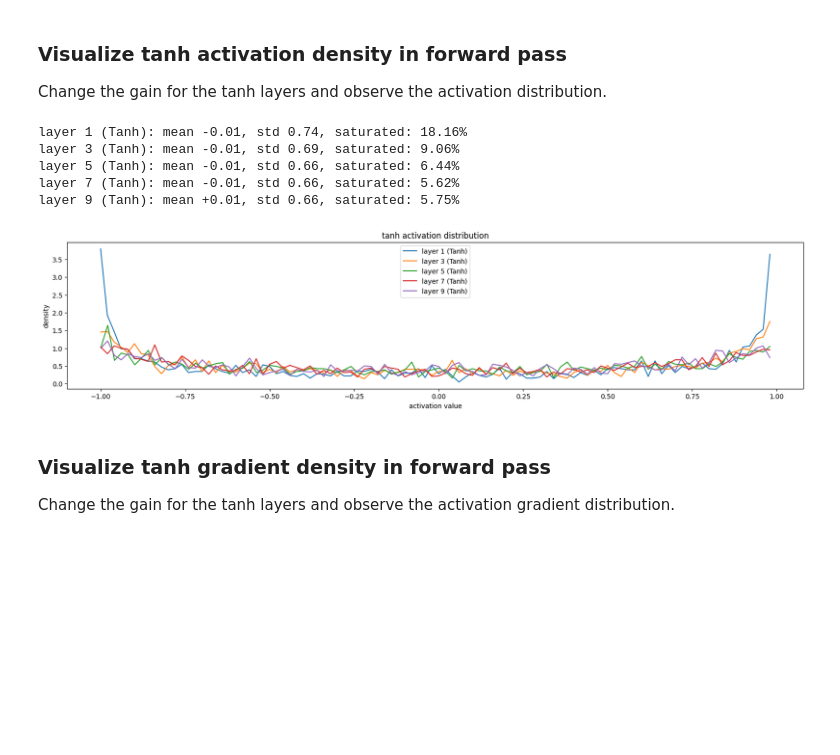
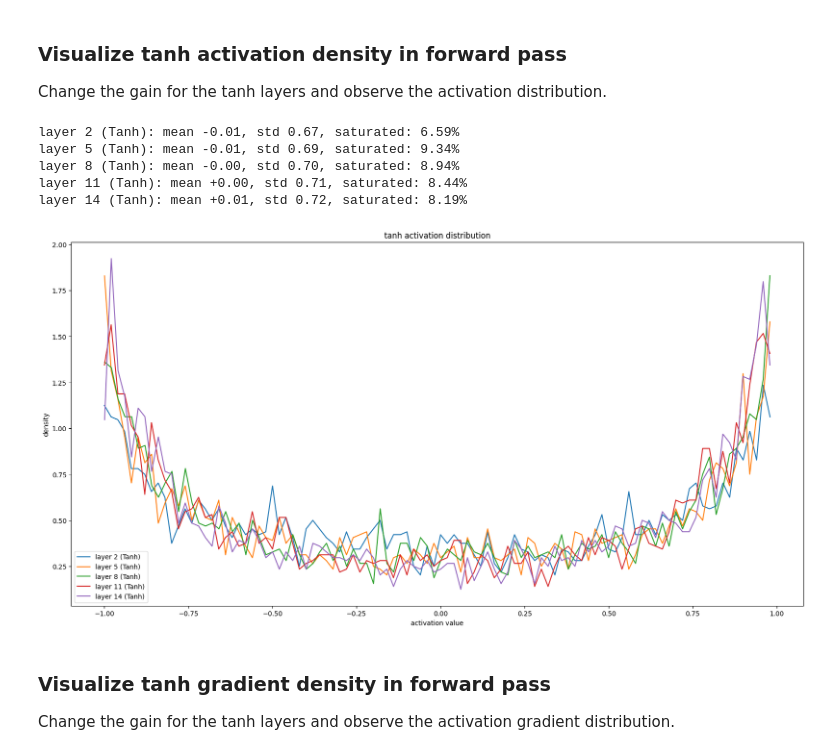
Before and after one commit to VihangaFTW/deep-learning, a Jupyter notebook: spoticore/src/spoticore/spoticore_p2_torch.ipynb, the cells around one changed output. Drawn from its saved outputs; the diff is of its cells as text; code cells hidden in the pictures; blank space fills up the shorter version.

```diff
--- a/spoticore/src/spoticore/spoticore_p2_torch.ipynb
+++ b/spoticore/src/spoticore/spoticore_p2_torch.ipynb
@@ -156,16 +158,22 @@ C = torch.randn((vocab_size, N_EMBD), generator=g)
 # %%
 layers = [
     Linear(N_EMBD * BLOCK_SIZE, N_HIDDEN),
+    BatchNorm1d(N_HIDDEN),
     Tanh(),
     Linear(N_HIDDEN, N_HIDDEN),
+    BatchNorm1d(N_HIDDEN),
     Tanh(),
     Linear(N_HIDDEN, N_HIDDEN),
+    BatchNorm1d(N_HIDDEN),
     Tanh(),
     Linear(N_HIDDEN, N_HIDDEN),
+    BatchNorm1d(N_HIDDEN),
     Tanh(),
     Linear(N_HIDDEN, N_HIDDEN),
+    BatchNorm1d(N_HIDDEN),
     Tanh(),
     Linear(N_HIDDEN, vocab_size),
+    BatchNorm1d(vocab_size),
 ]
 # %% [markdown]
 ### Kaiming Init for tanh
@@ -174,7 +182,11 @@ gain = Init.calculate_gain("tanh")
 
 # make last layer less confident
 with torch.no_grad():
-    layers[-1].weight *= 0.1
+    # if last layer is batchnorm
+    layers[-1].gamma *= 0.1
+    # if last layer is linear
+    # layers[-1].weight *= 0.1
+
     # apply gain for all tanh pre-activations
     # output layer does not perform tanh
     for layer in layers[:-1]:
@@ -198,14 +210,14 @@ X, Y = construct_model_inputs(words, stoi)
 # %%
 iterations = 20_000
 batch_size = 32
-lrs = (0.2, 0.01)
+lr = 0.2
 
 # Loss in iterations passsed through log10()
 losses = []
 
 
 # Track update ratio to parameters per training iteration.
-udrs = []
+update_ratios: list[float] = []
 
 for i in range(iterations):
     # Construct mini batch of inputs
@@ -226,6 +238,8 @@ for i in range(iterations):
 
     # Backward pass.
     for layer in layers:
+        # Non-leaf tensors do not store gradients by default.
+        # Needed for visualization that tracks update ratio to weights.
         layer.out.retain_grad()
 
     for p in params:
@@ -234,25 +248,25 @@ for i in range(iterations):
     loss.backward()
 
     # Update params
-    lr = lrs[0] if i < 10_000 else lrs[1]
 
     for p in params:
         if p.grad is not None:
             p.data += -lr * p.grad
 
     # track stats
-    if i % 10_000 == 0:
+    if i % 1000 == 0:
         print(f"{i:7d} / {iterations}: {loss.item():.4f}")
 
     losses.append(loss.log10().item())
 
+    # Dont build a computational graph with these tensor operations.
     with torch.no_grad():
-        if p.grad is not None:
-            udrs.append(
+        update_ratios.append(
+            [
                 (lr * param.grad.std() / param.data.std()).log10().item()
+                if param.grad is not None and param.data.std() > 0
+                else float("nan")
                 for param in params
-            )
-
-    #! remove
-    break
+            ]
+        )
 # %% [output]
@@ -282,45 +325,45 @@ Change the gain for the tanh layers and observe the activation distribution.
 # %%
 # Histogram visualization.
 
-plt.figure(figsize=(20, 4))
+plt.figure(figsize=(20, 10))
 
 legends: list[str] = []
 
 for i, layer in enumerate(layers[:-1]):
     if isinstance(layer, Tanh):
         # Retrieve tanh layer's activations.
         acts = layer.out.detach()
 
         print(
             "layer %d (%s): mean %+.2f, std %.2f, saturated: %.2f%%"
             % (
                 i,
                 layer.__class__.__name__,
                 acts.mean(),
                 acts.std(),
                 (acts.abs() > 0.97).float().mean() * 100,
             )
         )
         # Construct layer's x, y values.
         hx, hy = torch.histogram(acts, density=True)
 
         # Plot layer's activation distribution.
         plt.plot(hy[:-1].detach(), hx.detach())
 
         legends.append(f"layer {i} ({layer.__class__.__name__})")
 
 
 plt.legend(legends)
 plt.title("tanh activation distribution")
 plt.xlabel("activation value")
 plt.ylabel("density");
 # %% [output]
-layer 1 (Tanh): mean -0.01, std 0.74, saturated: 18.16%
-layer 3 (Tanh): mean -0.01, std 0.69, saturated: 9.06%
-layer 5 (Tanh): mean -0.01, std 0.66, saturated: 6.44%
-layer 7 (Tanh): mean -0.01, std 0.66, saturated: 5.62%
-layer 9 (Tanh): mean +0.01, std 0.66, saturated: 5.75%
+layer 2 (Tanh): mean -0.01, std 0.67, saturated: 6.59%
+layer 5 (Tanh): mean -0.01, std 0.69, saturated: 9.34%
+layer 8 (Tanh): mean -0.00, std 0.70, saturated: 8.94%
+layer 11 (Tanh): mean +0.00, std 0.71, saturated: 8.44%
+layer 14 (Tanh): mean +0.01, std 0.72, saturated: 8.19%
-[figure, old version]
+[figure, new version]
 # %% [markdown]
 ### Visualize tanh gradient density in forward pass
 
```
Also changed, not shown: parts of 12 cells of this notebook.
